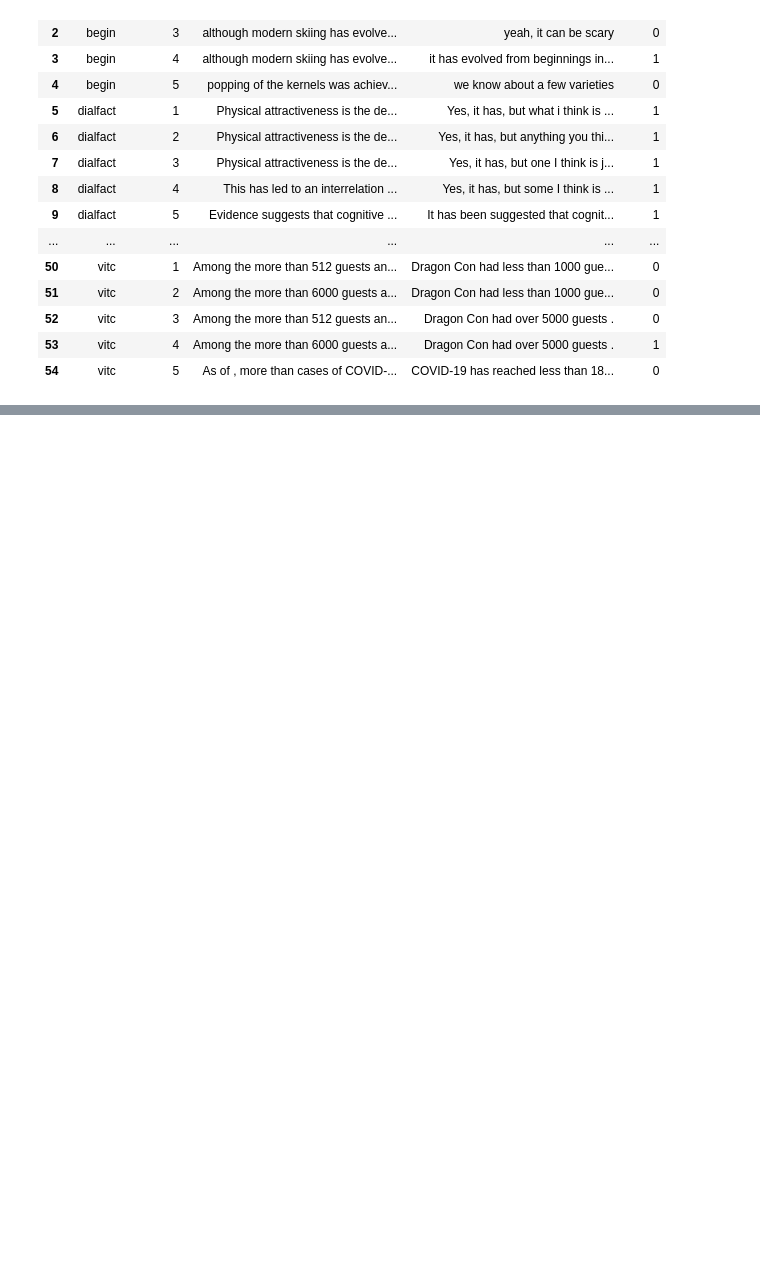
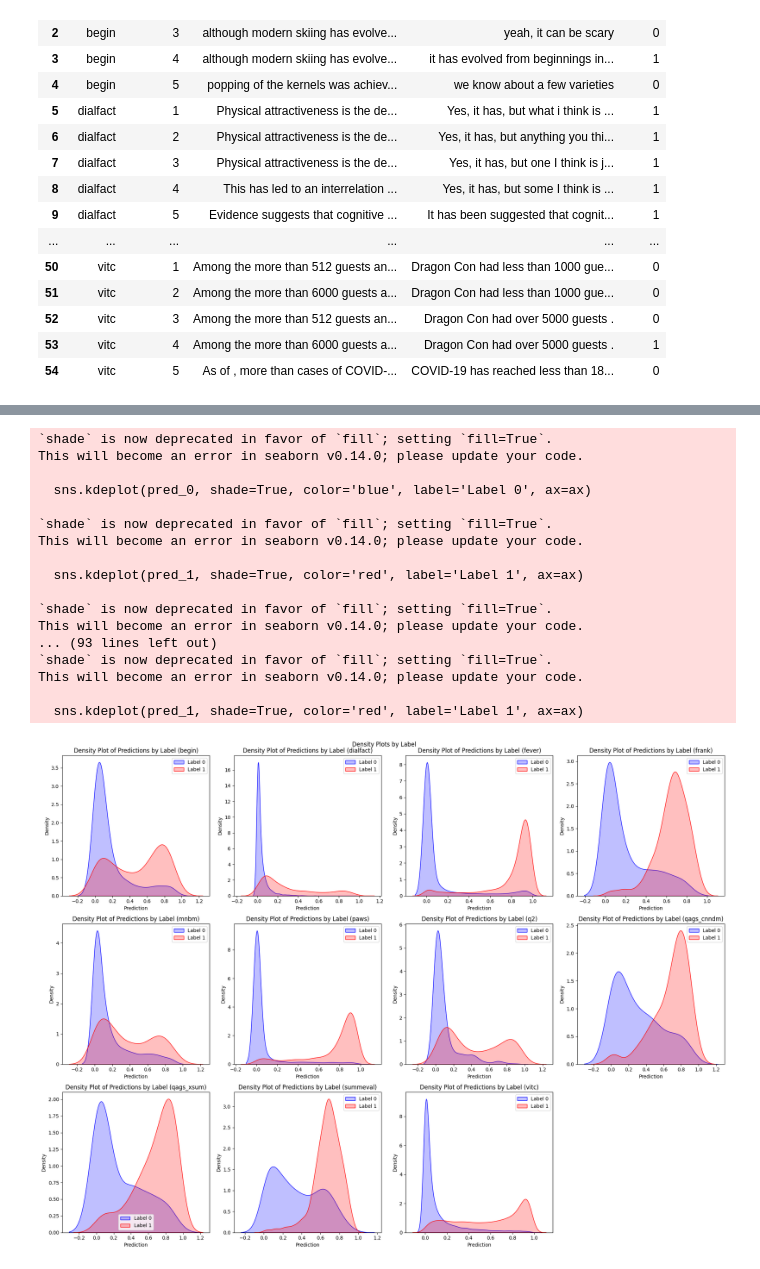
Before and after one commit to RyukiKuwahara/scale, a Jupyter notebook: notebook/look_true.ipynb, the cells around one changed output, grey strips where cells are left out. Cells and saved outputs as stored; diff of their text form; code cells hidden in the pictures; blank space fills up the shorter version.

Commit message:
create figures(density plots by label)

```diff
--- a/notebook/look_true.ipynb
+++ b/notebook/look_true.ipynb
@@ -90,0 +111,78 @@ results_df
+# %%
+import numpy as np
+import matplotlib.pyplot as plt
+import seaborn as sns
+import json
+
+# データを読み込む
+with open("/workspaces/scale-score/experiments/true/results/scale_xl_true_results.json", "r") as f:
+    data = json.load(f)
+
+# プロットを作成する関数
+def create_density_plot(ax, labels, predictions, title):
+    # 0のラベルの予測値と1のラベルの予測値を分ける
+    pred_0 = predictions[labels == 0]
+    pred_1 = predictions[labels == 1]
+
+    # KDEプロットを作成
+    sns.kdeplot(pred_0, shade=True, color='blue', label='Label 0', ax=ax)
+    sns.kdeplot(pred_1, shade=True, color='red', label='Label 1', ax=ax)
+
+    # グラフのタイトルとラベル
+    ax.set_title(title)
+    ax.set_xlabel('Prediction')
+    ax.set_ylabel('Density')
+
+    # 凡例を表示
+    ax.legend()
+
+# プロットの数とレイアウト
+num_plots = len(data.keys())
+num_rows = 3
+num_cols = 4
+
+# プロットのサイズ
+fig, axes = plt.subplots(num_rows, num_cols, figsize=(20, 15))
+
+# 各データに対してプロットを作成
+for i, (k, v) in enumerate(data.items()):
+    row = i // num_cols
+    col = i % num_cols
+    ax = axes[row, col]
+    labels = np.array(v[1])
+    predictions = np.array(v[0])
+    create_density_plot(ax, labels, predictions, f'Density Plot of Predictions by Label ({k})')
+
+# 余分なサブプロットを非表示にする
+for i in range(num_plots, num_rows*num_cols):
+    row = i // num_cols
+    col = i % num_cols
+    fig.delaxes(axes[row, col])
+
+# タイトルを設定
+plt.suptitle('Density Plots by Label')
+
+# レイアウト調整
+plt.tight_layout()
+
+# グラフを表示
+plt.show()
+# %% [output]
+`shade` is now deprecated in favor of `fill`; setting `fill=True`.
+This will become an error in seaborn v0.14.0; please update your code.
+
+  sns.kdeplot(pred_0, shade=True, color='blue', label='Label 0', ax=ax)
+
+`shade` is now deprecated in favor of `fill`; setting `fill=True`.
+This will become an error in seaborn v0.14.0; please update your code.
+
+  sns.kdeplot(pred_1, shade=True, color='red', label='Label 1', ax=ax)
+
+`shade` is now deprecated in favor of `fill`; setting `fill=True`.
+This will become an error in seaborn v0.14.0; please update your code.
+... (93 lines left out)
+`shade` is now deprecated in favor of `fill`; setting `fill=True`.
+This will become an error in seaborn v0.14.0; please update your code.
+
+  sns.kdeplot(pred_1, shade=True, color='red', label='Label 1', ax=ax)
+[figure, added]
```
Also changed, not shown: parts of 1 cell of this notebook, 2 other files.
